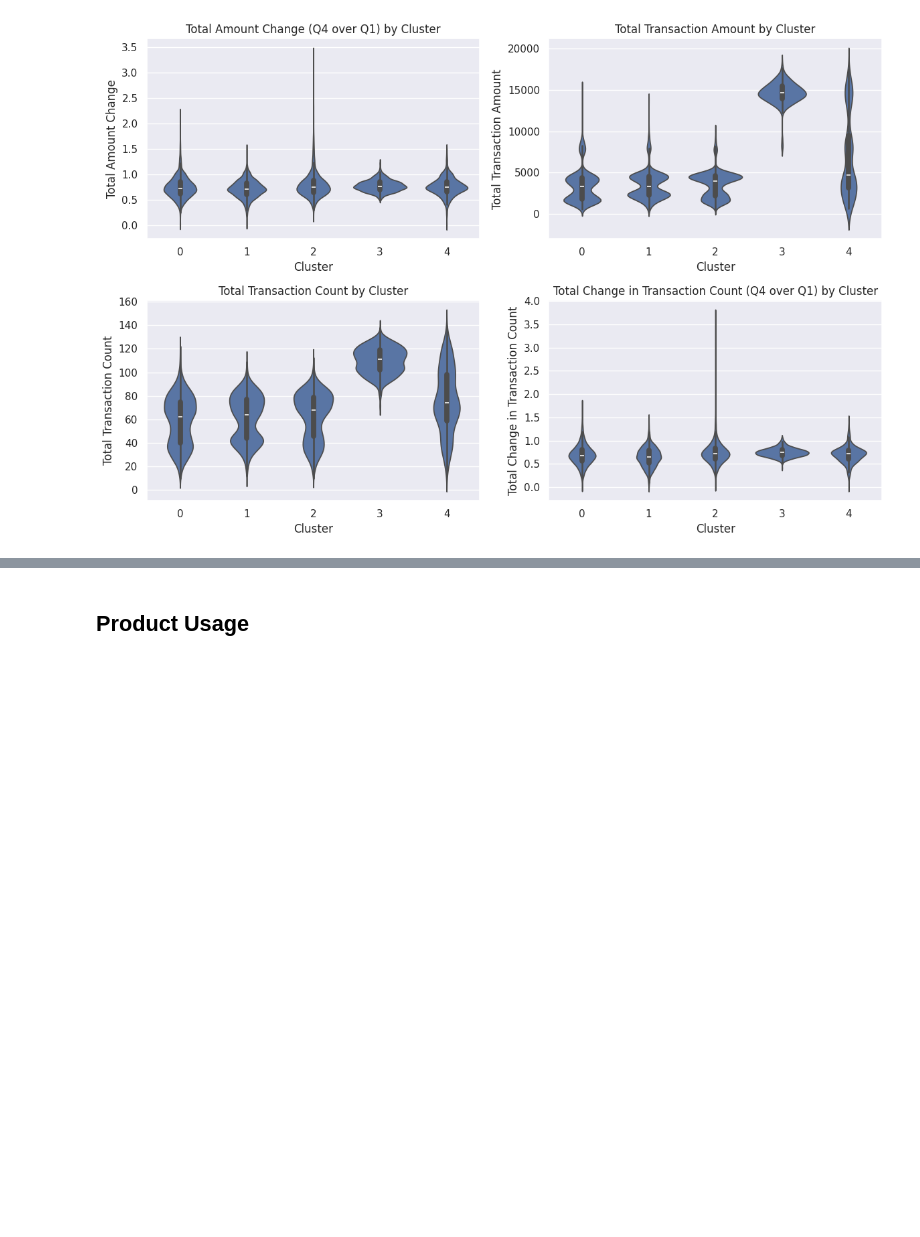
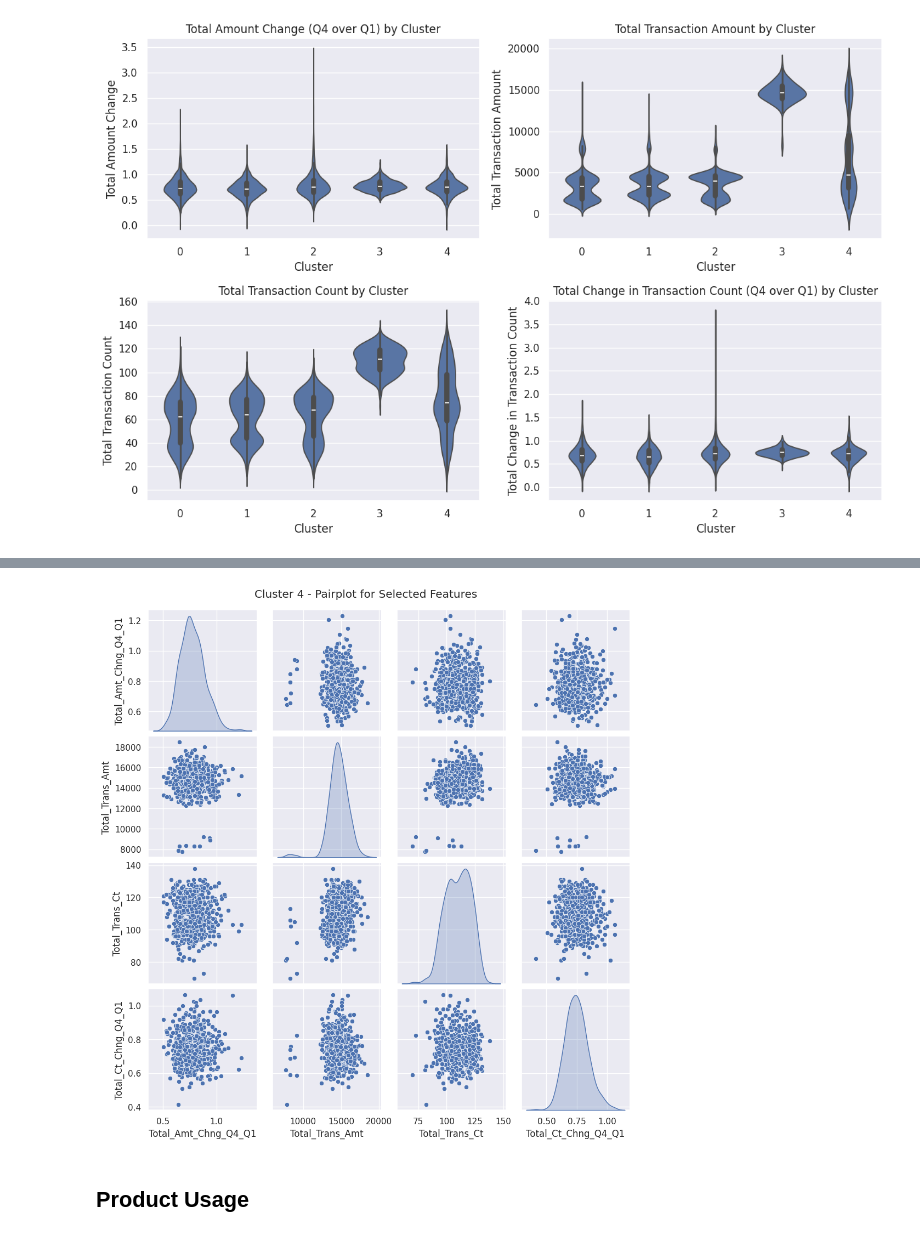
Before and after one commit to SpikyCherry/DSA3101_group9, a Jupyter notebook: A3_Customer_Behaviours.ipynb, the cells around one changed output, grey strips where cells are left out. Saved outputs shown, nothing was run; the diff lists cells and outputs as text; code cells hidden in the pictures; blank space fills up the shorter version.

```diff
--- a/A3_Customer_Behaviours.ipynb
+++ b/A3_Customer_Behaviours.ipynb
@@ -450,3 +517,12 @@ plt.show()
+# %%
+cluster_data = hc_data[hc_data['Cluster'] == 3][selected_columns]
+
+# Plot the pairplot for the current cluster
+sns.pairplot(cluster_data, diag_kind='kde')
+plt.suptitle(f'Cluster {i} - Pairplot for Selected Features', y=1.02)
+plt.show()
+# %% [output]
+[figure, added]
 # %% [markdown]
 ## Product Usage
 # %% [markdown]
```
Also changed, not shown: parts of 23 cells of this notebook.
